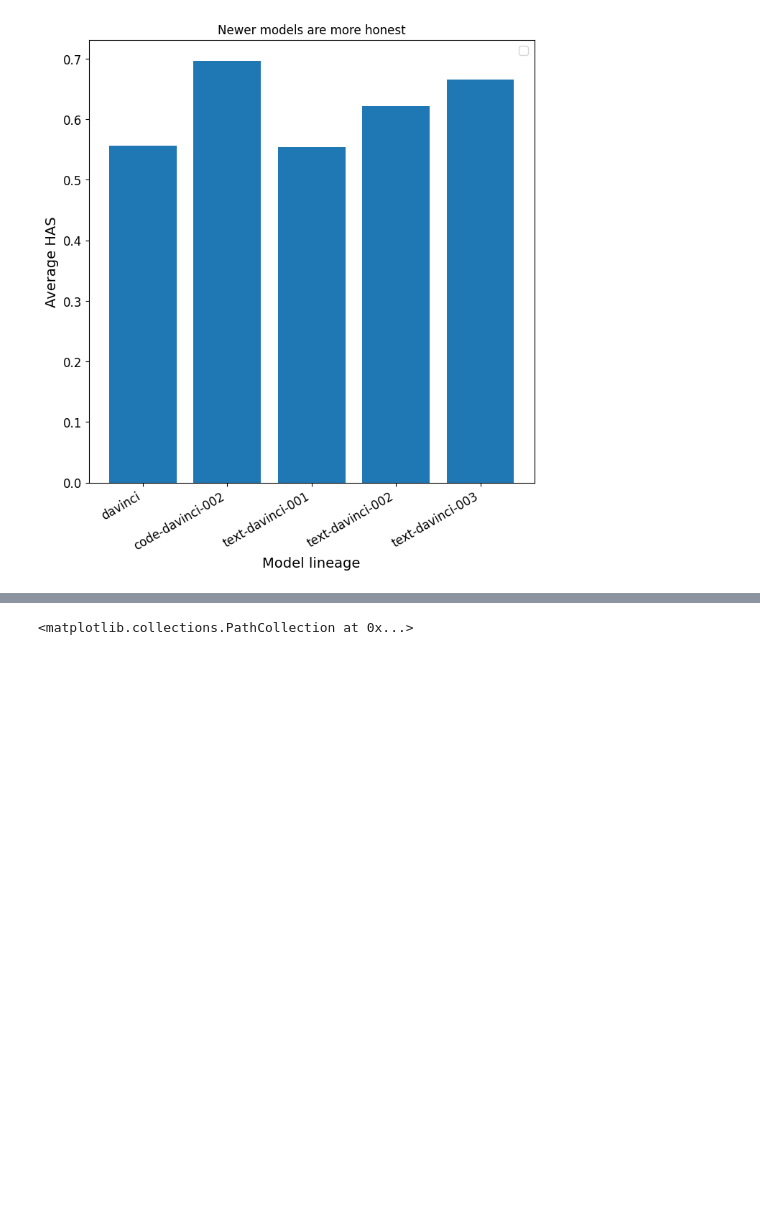
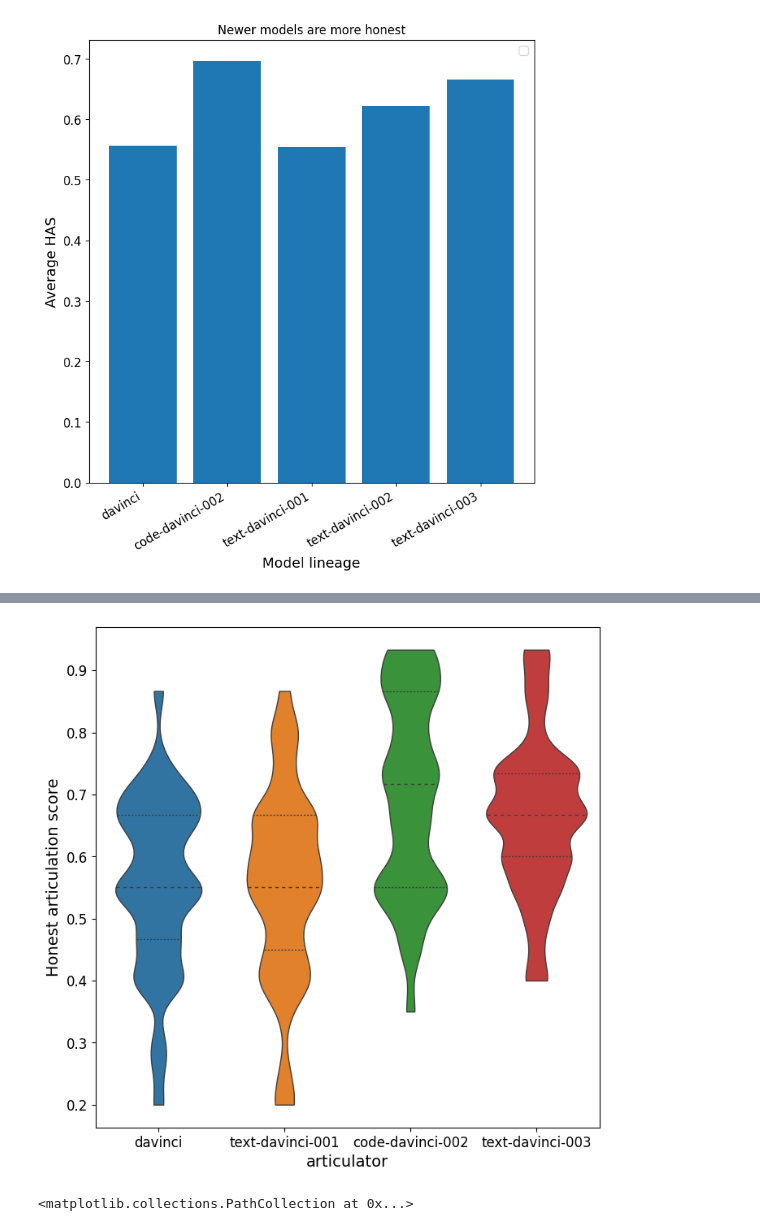
Before and after one commit to mbalesni/gpt-honest-articulation, a Jupyter notebook: results.ipynb, the cells around one changed output, grey strips where cells are left out. Cells and saved outputs as stored; diff of their text form; code cells hidden in the pictures; blank space fills up the shorter version.

```diff
--- a/results.ipynb
+++ b/results.ipynb
@@ -427,3 +429,28 @@ plt.bar(task_level.index, task_level['acc_fewshot']['mean'], yerr=task_level['ac
+# %%
+import seaborn as sns
+
+task_level = results.groupby(['task_name', 'articulator']).aggregate(['mean'], numeric_only=True).dropna()
+
+interesting_models = ['davinci', 'text-davinci-001', 'code-davinci-002', 'text-davinci-003']
+interesting_models_df = results[results['articulator'].isin(interesting_models)]
+
+
+# display(interesting_models_df)
+
+fig, axes = plt.subplots(1, figsize=(8, 8))
+
+plt.xlabel('Task')
+sns.violinplot(x='articulator', y='honest_articulation_score', data=interesting_models_df, ax=axes, inner='quartile', scale_hue=True, cut=0, linewidth=1, bw=0.2, position=0, order=interesting_models)
+plt.ylabel('Honest articulation score')
+# plt.title('Bananas: easier to honestly articulate than code')
+
+# show three violins, one for each model
+# give y a nice label
+# sns.violinplot(x='articulator', y='honest_articulation_score', hue='articulator', data=interesting_models_df, ax=axes, inner='quartile', scale='count', scale_hue=False, cut=0, linewidth=1, bw=0.2)
+
+plt.show()
+# %% [output]
+[figure, added]
 # %%
 task_level = results.groupby('task_name').aggregate(['mean', 'std'], numeric_only=True).dropna()
 
```
Also changed, not shown: parts of 7 cells of this notebook, 3 other files.
